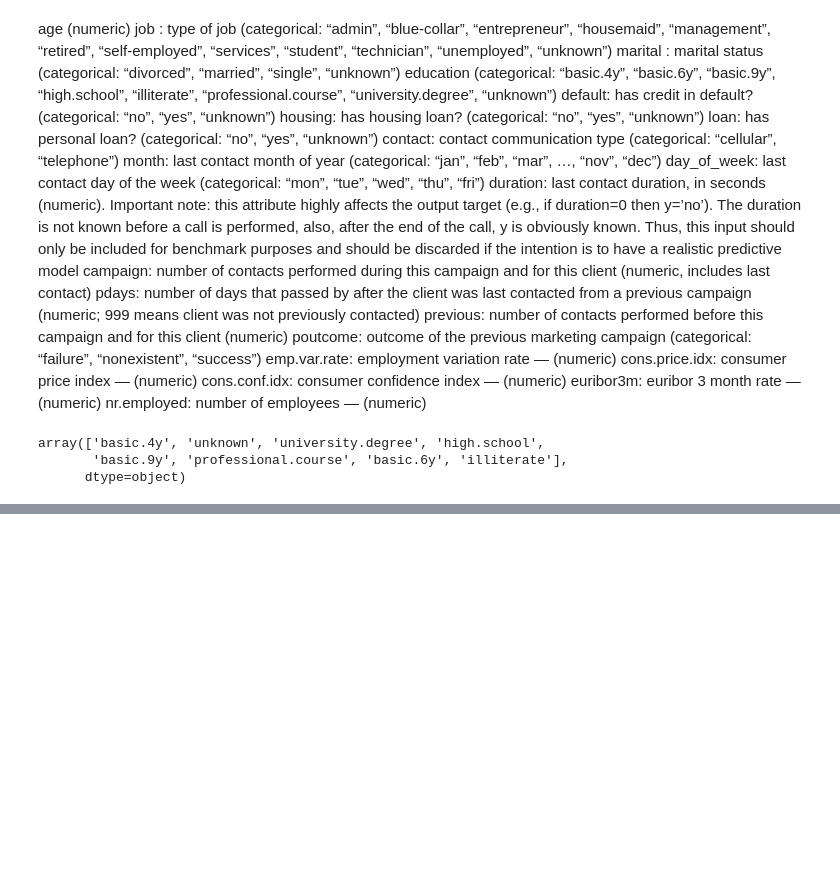
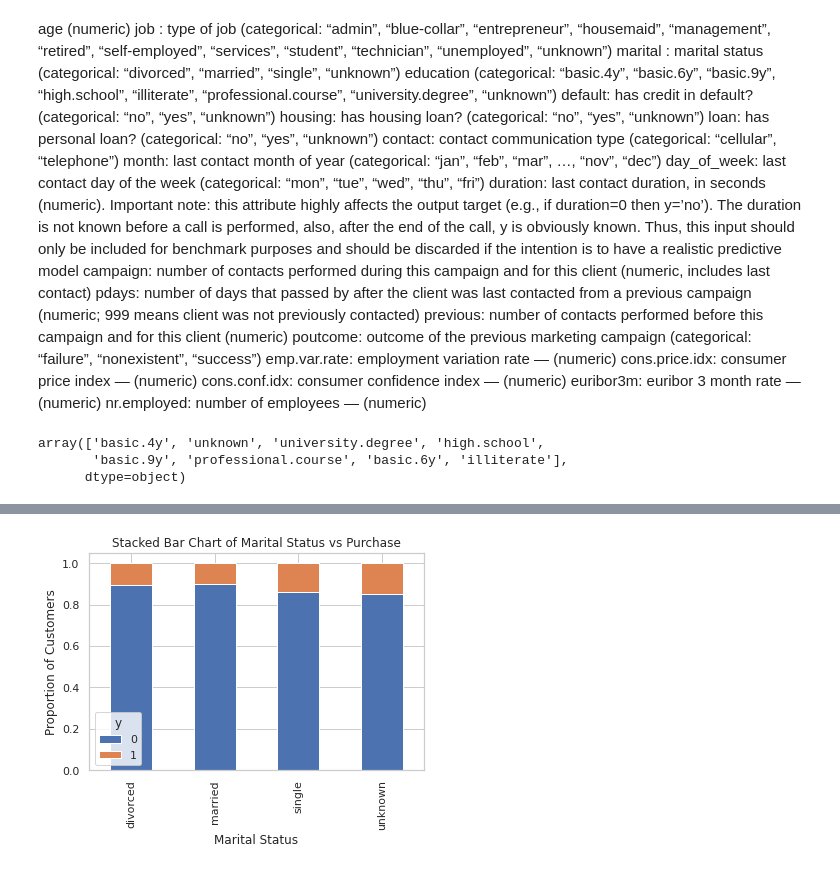
Before and after one commit to satvik-1945/ML-, a Jupyter notebook: Logistic Regression/Portugise_banking.ipynb, the cells around one changed output, grey strips where cells are left out. Saved outputs shown, nothing was run; the diff lists cells and outputs as text; code cells hidden in the pictures; blank space fills up the shorter version.

```diff
--- a/Logistic Regression/Portugise_banking.ipynb
+++ b/Logistic Regression/Portugise_banking.ipynb
@@ -65,0 +168,2 @@ array(['basic.4y', 'unknown', 'university.degree', 'high.school',
+# %%
+table= pd.crosstab(data.marital,data.y)
@@ -65,0 +179,8 @@ array(['basic.4y', 'unknown', 'university.degree', 'high.school',
+# %%
+table.div(table.sum(1).astype(float),axis = 0).plot(kind = 'bar',stacked = True)
+plt.title('Stacked Bar Chart of Marital Status vs Purchase')
+plt.xlabel('Marital Status')
+plt.ylabel('Proportion of Customers')
+plt.savefig('mariral_vs_pur_stack')
+# %% [output]
+[figure, added]
```
Also changed, not shown: parts of 36 cells of this notebook, 4 other files.
